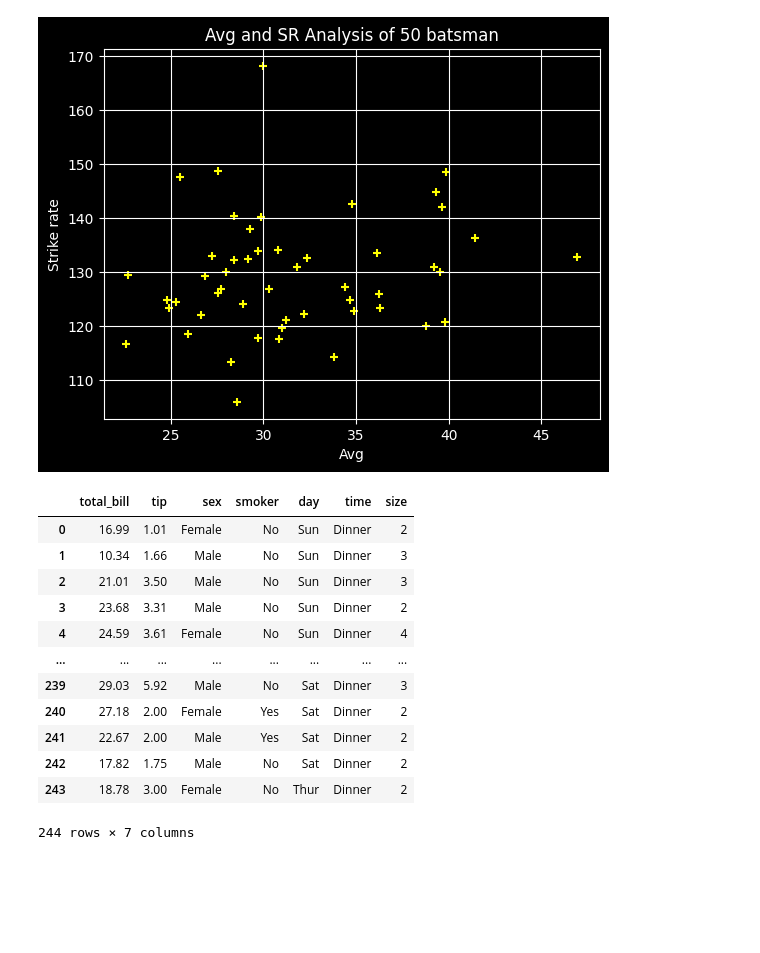
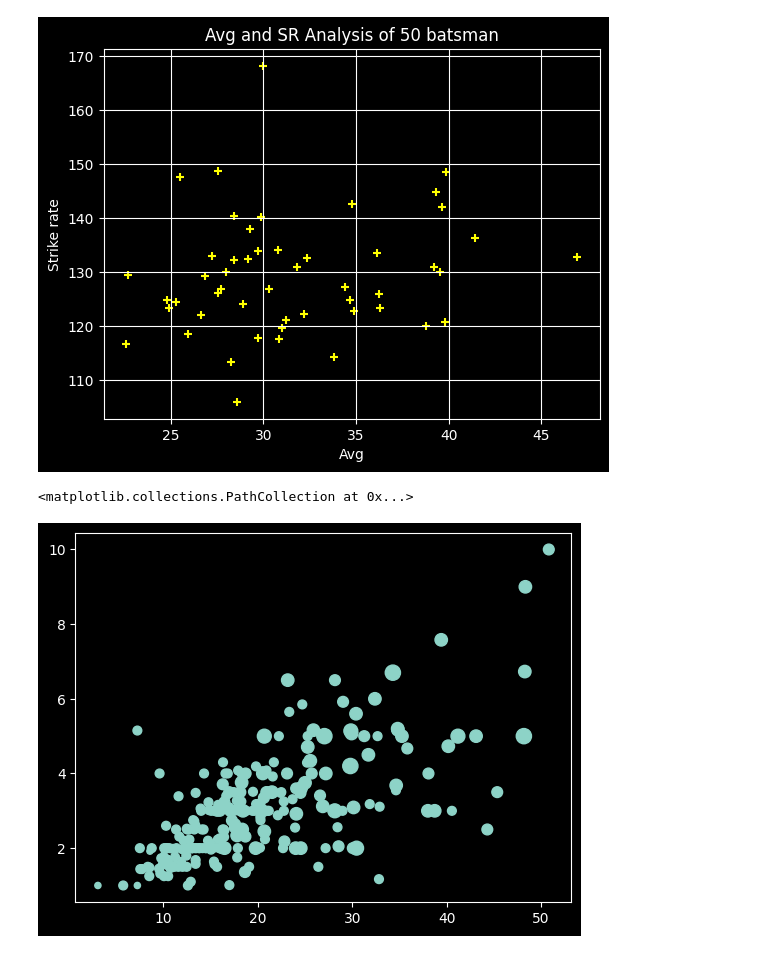
Before and after one commit to aayushmanz/Python-For-Data-Science, a Jupyter notebook: Matplotlib in Python/Scatter Plots in Matplotlib.ipynb, the cells around one changed output. Cells and saved outputs as stored; diff of their text form; code cells hidden in the pictures; blank space fills up the shorter version.

```diff
--- a/Matplotlib in Python/Scatter Plots in Matplotlib.ipynb
+++ b/Matplotlib in Python/Scatter Plots in Matplotlib.ipynb
@@ -66,20 +66,11 @@ Text(0, 0.5, 'Strike rate')
 # %%
 # size
 
 tips = sns.load_dataset('tips')
 
-tips
+
+plt.scatter(tips['total_bill'], tips['tip'], s=tips['size']*20)
+# s= is use for aranging the size of dots according the size of number ( values ) they have
 # %% [output]
-|  | total_bill | tip | sex | smoker | day | time | size |
-| 0 | 16.99 | 1.01 | Female | No | Sun | Dinner | 2 |
-| 1 | 10.34 | 1.66 | Male | No | Sun | Dinner | 3 |
-| 2 | 21.01 | 3.50 | Male | No | Sun | Dinner | 3 |
-| 3 | 23.68 | 3.31 | Male | No | Sun | Dinner | 2 |
-| 4 | 24.59 | 3.61 | Female | No | Sun | Dinner | 4 |
-| ... | ... | ... | ... | ... | ... | ... | ... |
-| 239 | 29.03 | 5.92 | Male | No | Sat | Dinner | 3 |
-| 240 | 27.18 | 2.00 | Female | Yes | Sat | Dinner | 2 |
-| 241 | 22.67 | 2.00 | Male | Yes | Sat | Dinner | 2 |
-| 242 | 17.82 | 1.75 | Male | No | Sat | Dinner | 2 |
-| 243 | 18.78 | 3.00 | Female | No | Thur | Dinner | 2 |
-244 rows × 7 columns
+<matplotlib.collections.PathCollection at 0x...>
+[figure, added]
```
Also changed, not shown: parts of 1 cell of this notebook.
